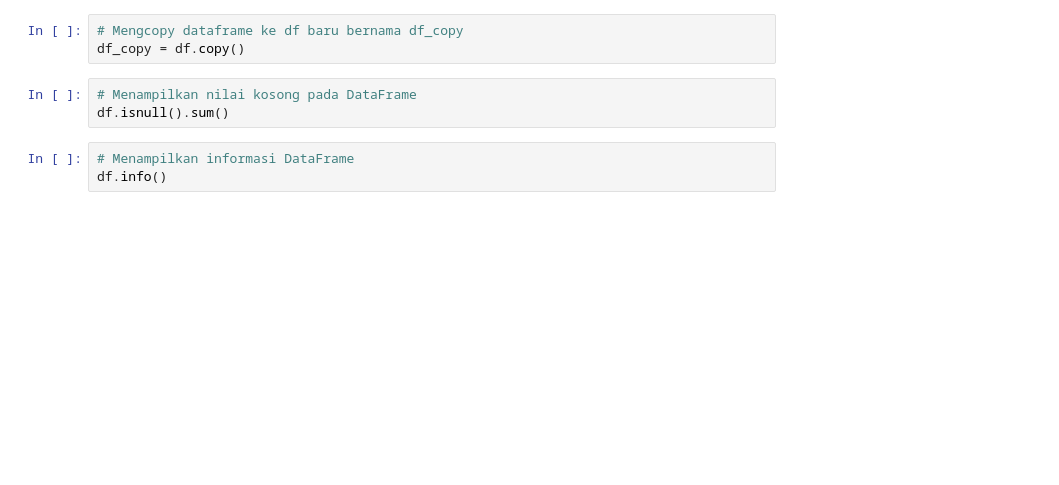
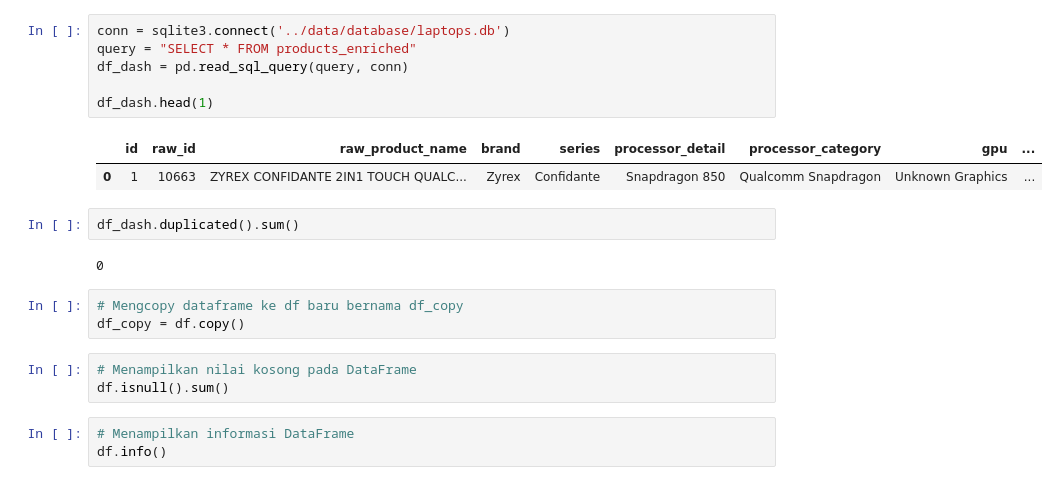
Before and after one commit to wiradp/web-scrape, a Jupyter notebook: notebooks/etl.ipynb, the cells around one changed output. Saved outputs shown, nothing was run; the diff lists cells and outputs as text; blank space fills up the shorter version.

```diff
--- a/web-scrape2.ipynb
+++ b/notebooks/etl.ipynb
@@ -116,3 +31,16 @@ df.head()
+# %%
+conn = sqlite3.connect('../data/database/laptops.db')
+query = "SELECT * FROM products_enriched"
+df_dash = pd.read_sql_query(query, conn)
+
+df_dash.head(1)
+# %% [output]
+|  | id | raw_id | raw_product_name | brand | series | processor_detail | processor_category | gpu | ... |
+| 0 | 1 | 10663 | ZYREX CONFIDANTE 2IN1 TOUCH QUALC... | Zyrex | Confidante | Snapdragon 850 | Qualcomm Snapdragon | Unknown Graphics | ... |
+# %%
+df_dash.duplicated().sum()
+# %% [output]
+0
 # %%
 # Mengcopy dataframe ke df baru bernama df_copy
 df_copy = df.copy()
```
Also changed, not shown: parts of 54 cells of this notebook, 16 other files.
